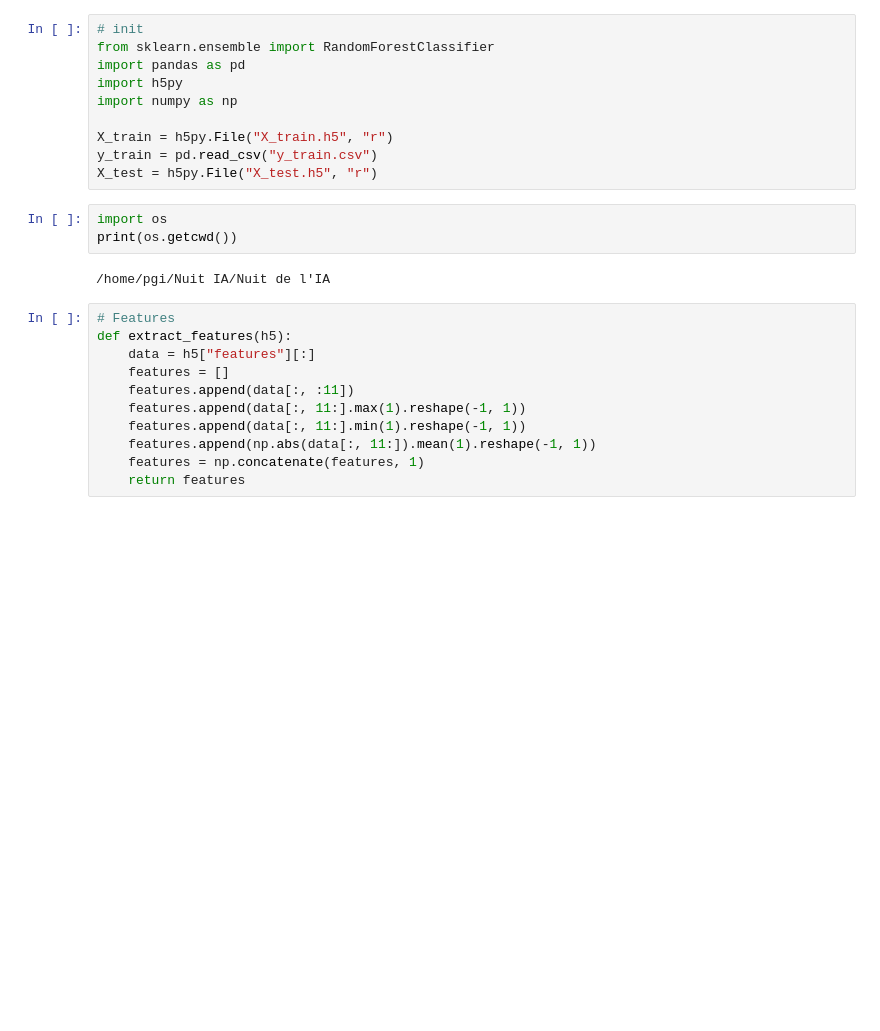
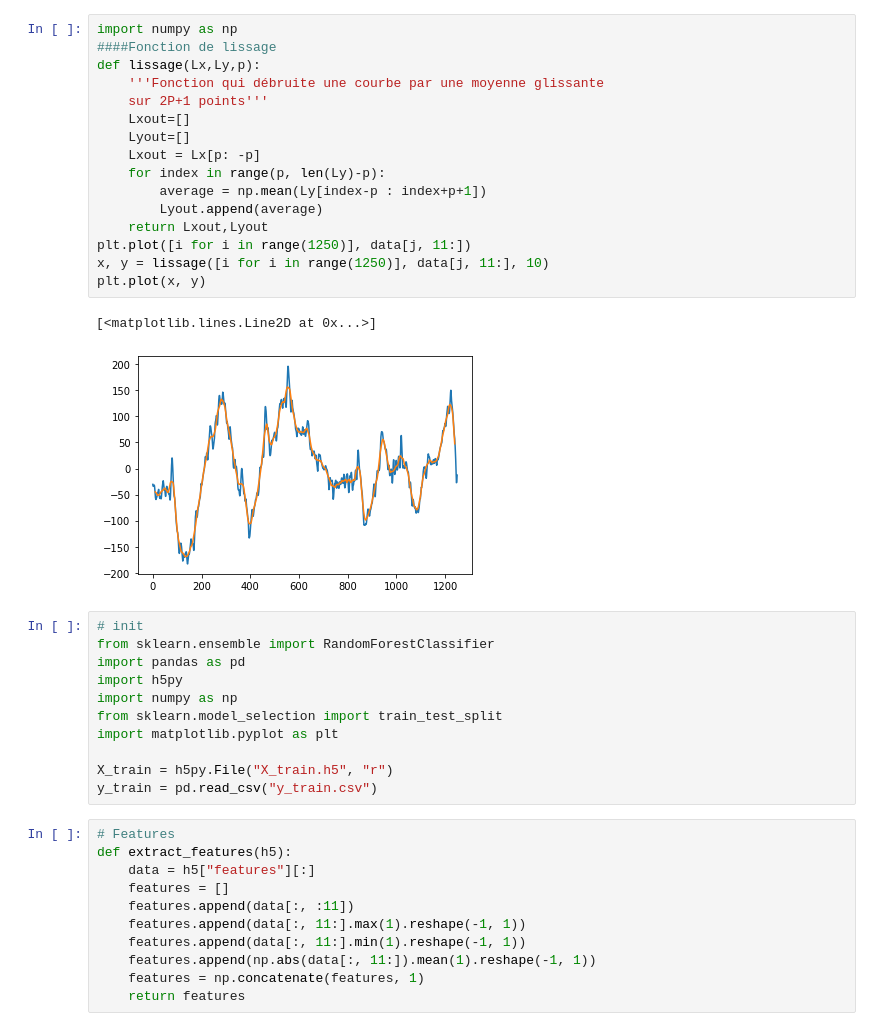
Before and after one commit to pinnertw/NuitIA, a Jupyter notebook: randomforest.ipynb, the cells around one changed output. Saved outputs shown, nothing was run; the diff lists cells and outputs as text; blank space fills up the shorter version.

```diff
--- a/randomforest.ipynb
+++ b/randomforest.ipynb
@@ -1,18 +9,33 @@
+# %%
+import numpy as np
+####Fonction de lissage
+def lissage(Lx,Ly,p):
+    '''Fonction qui débruite une courbe par une moyenne glissante
+    sur 2P+1 points'''
+    Lxout=[]
+    Lyout=[]
+    Lxout = Lx[p: -p]
+    for index in range(p, len(Ly)-p):
+        average = np.mean(Ly[index-p : index+p+1])
+        Lyout.append(average)
+    return Lxout,Lyout
+plt.plot([i for i in range(1250)], data[j, 11:])
+x, y = lissage([i for i in range(1250)], data[j, 11:], 10)
+plt.plot(x, y)
+# %% [output]
+[<matplotlib.lines.Line2D at 0x...>]
+[figure, added]
 # %%
 # init
 from sklearn.ensemble import RandomForestClassifier
 import pandas as pd
 import h5py
 import numpy as np
+from sklearn.model_selection import train_test_split
+import matplotlib.pyplot as plt
 
 X_train = h5py.File("X_train.h5", "r")
 y_train = pd.read_csv("y_train.csv")
-X_test = h5py.File("X_test.h5", "r")
-# %%
-import os
-print(os.getcwd())
-# %% [output]
-/home/pgi/Nuit IA/Nuit de l'IA
 # %%
 # Features
 def extract_features(h5):
```
Also changed, not shown: parts of 7 cells of this notebook, 2 other files.
